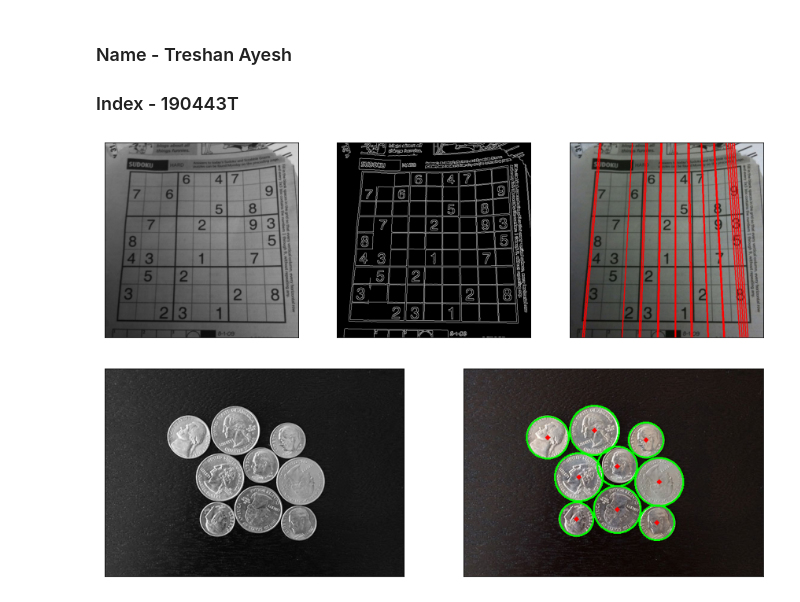
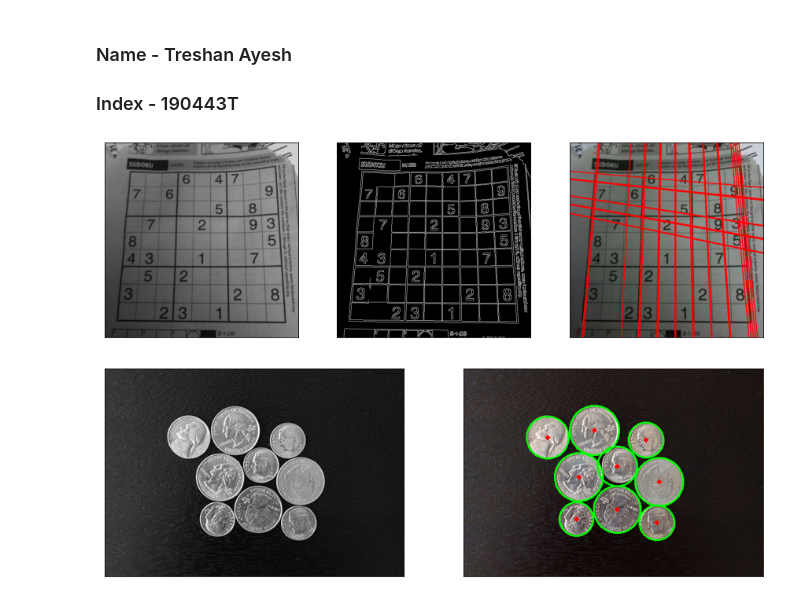
Before and after one commit to TreshanAyesh/EN2550-Fundamentals-of-Image-Processing, a Jupyter notebook: exercise6/190443T_ex06.ipynb, the cells around one changed output. Saved outputs shown, nothing was run; the diff lists cells and outputs as text; code cells hidden in the pictures.

```diff
--- a/exercise6/190443T_ex06.ipynb
+++ b/exercise6/190443T_ex06.ipynb
@@ -5,35 +5,35 @@
 #Question 1
 import cv2 as cv
 import numpy as np
 import matplotlib.pyplot as plt
 
 im = cv.imread('sudoku.png', cv.IMREAD_COLOR)
 assert im is not None
 
 gray = cv.cvtColor(im, cv.COLOR_BGR2GRAY)
 edges = cv.Canny(gray, 50 , 150, apertureSize = 3)
 lines = cv.HoughLines(edges, 1, np.pi/180, 200)
 
 for line in lines:
     rho, theta = line[0]
     a = np.cos(theta)
     b = np.sin(theta)
     x0, y0 = a * rho, b* rho
     x1, y1 = int(x0 + 1000 * (-b)),  int(x0 + 1000 * (a))
-    x2, y2 = int(x0 - 1000 * (-b)),  int(x0 - 1000 * (a))
+    x2, y2 = int(x0 - 1000 * (-b)),  int(y0 - 1000 * (a))
     cv.line(im, (x1,y1), (x2,y2), (0,0,255),2)
 
 fig, ax = plt.subplots(1,3, figsize = (15,15))
 ax[0].imshow(cv.cvtColor(gray, cv.COLOR_BGR2RGB))
 ax[2].imshow(cv.cvtColor(im, cv.COLOR_BGR2RGB))
 ax[1].imshow(cv.cvtColor(edges, cv.COLOR_BGR2RGB))
 
 ax[0].set_xticks([]),ax[0].set_yticks([])
 ax[1].set_xticks([]),ax[1].set_yticks([])
 ax[2].set_xticks([]),ax[2].set_yticks([])
 plt.show()
 # %% [output]
-[figure, old version]
+[figure, new version]
 # %%
 #Question 2
 import cv2 as cv
```
Also changed, not shown: 16 other files.
